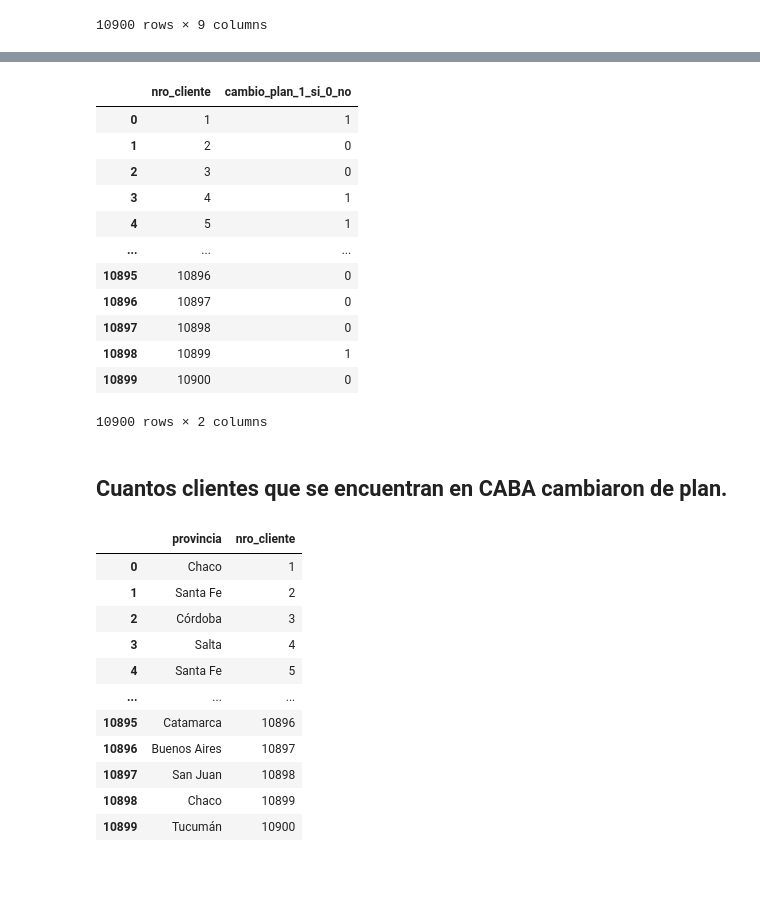
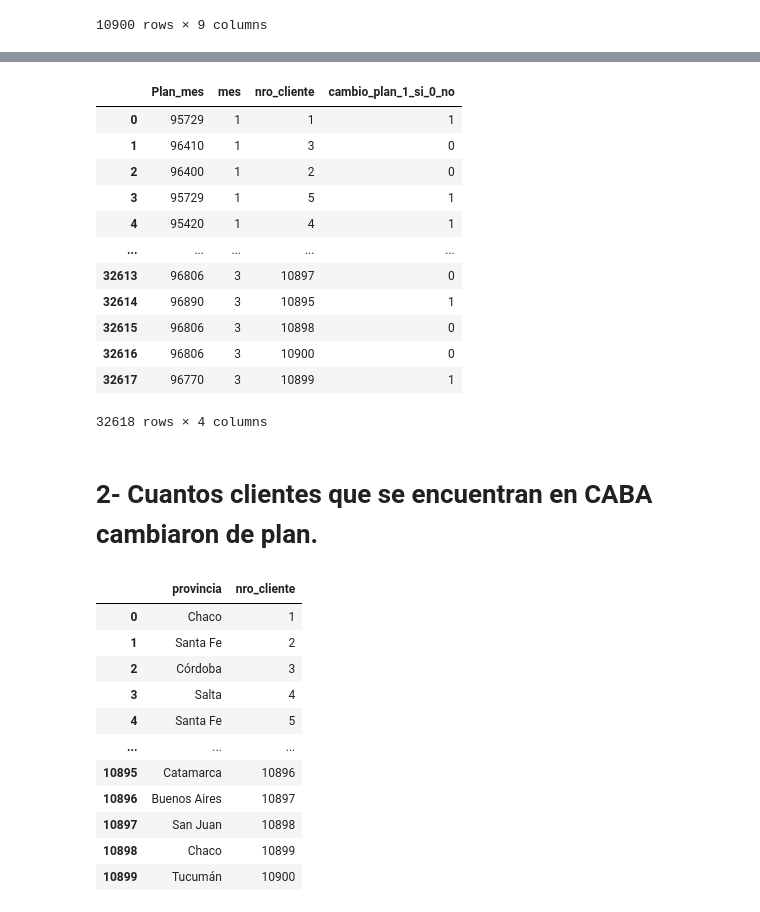
Before and after one commit to NapoliD/telecom, a Jupyter notebook: Clientes.ipynb, the cells around one changed output, grey strips where cells are left out. Cells and saved outputs as stored; diff of their text form; code cells hidden in the pictures; blank space fills up the shorter version.

```diff
--- a/Clientes.ipynb
+++ b/Clientes.ipynb
@@ -176,23 +165,23 @@ base_final_clientes
 # %%
 base_final_clientes.to_csv("Clientes_cambio_plan.csv",index=False)
-# %%
-base_final2
-# %% [output]
-|  | nro_cliente | cambio_plan_1_si_0_no |
-| 0 | 1 | 1 |
-| 1 | 2 | 0 |
-| 2 | 3 | 0 |
-| 3 | 4 | 1 |
-| 4 | 5 | 1 |
-| ... | ... | ... |
-| 10895 | 10896 | 0 |
-| 10896 | 10897 | 0 |
-| 10897 | 10898 | 0 |
-| 10898 | 10899 | 1 |
-| 10899 | 10900 | 0 |
-10900 rows × 2 columns
+# %%
+base_final_clientes
+# %% [output]
+|  | Plan_mes | mes | nro_cliente | cambio_plan_1_si_0_no |
+| 0 | 95729 | 1 | 1 | 1 |
+| 1 | 96410 | 1 | 3 | 0 |
+| 2 | 96400 | 1 | 2 | 0 |
+| 3 | 95729 | 1 | 5 | 1 |
+| 4 | 95420 | 1 | 4 | 1 |
+| ... | ... | ... | ... | ... |
+| 32613 | 96806 | 3 | 10897 | 0 |
+| 32614 | 96890 | 3 | 10895 | 1 |
+| 32615 | 96806 | 3 | 10898 | 0 |
+| 32616 | 96806 | 3 | 10900 | 0 |
+| 32617 | 96770 | 3 | 10899 | 1 |
+32618 rows × 4 columns
 # %% [markdown]
-<h2> Cuantos clientes que se encuentran en CABA cambiaron de plan.</h2>
+<h1>2- Cuantos clientes que se encuentran en CABA cambiaron de plan.</h1>
 # %%
 provincia = pd.read_csv('provincia.csv',sep=';',encoding='latin-1',decimal=',',thousands='.')
 provincia
```
Also changed, not shown: parts of 18 cells of this notebook.
